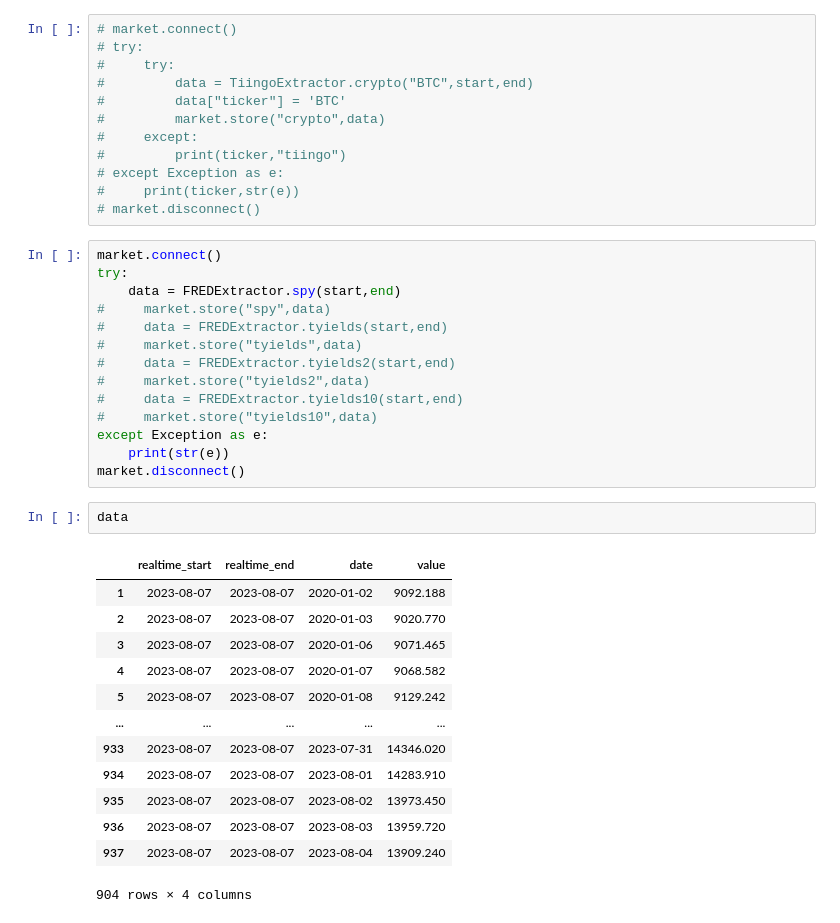
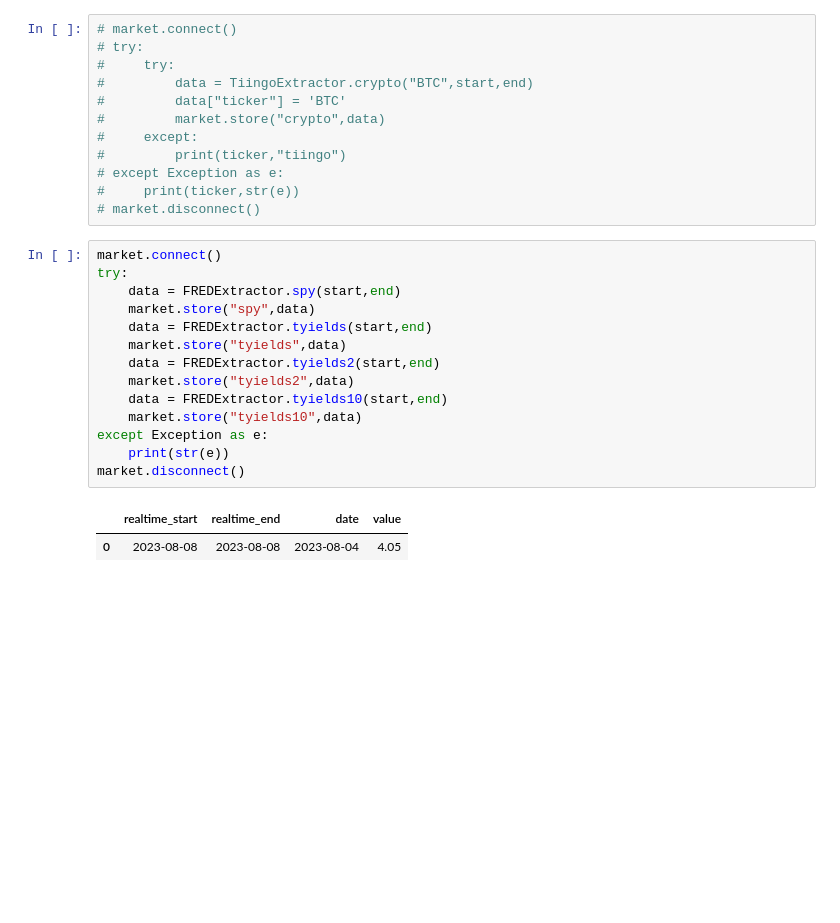
Before and after one commit to webclinic017/longshot-, a Jupyter notebook: setup_extracts.ipynb, the cells around one changed output. Saved outputs shown, nothing was run; the diff lists cells and outputs as text; blank space fills up the shorter version.

```diff
--- a/setup_extracts.ipynb
+++ b/setup_extracts.ipynb
@@ -40,29 +38,17 @@ end = datetime.now().strftime("%Y-%m-%d")
 market.connect()
 try:
     data = FREDExtractor.spy(start,end)
-#     market.store("spy",data)
-#     data = FREDExtractor.tyields(start,end)
-#     market.store("tyields",data)
-#     data = FREDExtractor.tyields2(start,end)
-#     market.store("tyields2",data)
-#     data = FREDExtractor.tyields10(start,end)
-#     market.store("tyields10",data)
+    market.store("spy",data)
+    data = FREDExtractor.tyields(start,end)
+    market.store("tyields",data)
+    data = FREDExtractor.tyields2(start,end)
+    market.store("tyields2",data)
+    data = FREDExtractor.tyields10(start,end)
+    market.store("tyields10",data)
 except Exception as e:
     print(str(e))
 market.disconnect()
 # %%
-data
 # %% [output]
 |  | realtime_start | realtime_end | date | value |
-| 1 | 2023-08-07 | 2023-08-07 | 2020-01-02 | 9092.188 |
-| 2 | 2023-08-07 | 2023-08-07 | 2020-01-03 | 9020.770 |
-| 3 | 2023-08-07 | 2023-08-07 | 2020-01-06 | 9071.465 |
-| 4 | 2023-08-07 | 2023-08-07 | 2020-01-07 | 9068.582 |
-| 5 | 2023-08-07 | 2023-08-07 | 2020-01-08 | 9129.242 |
-| ... | ... | ... | ... | ... |
-| 933 | 2023-08-07 | 2023-08-07 | 2023-07-31 | 14346.020 |
-| 934 | 2023-08-07 | 2023-08-07 | 2023-08-01 | 14283.910 |
-| 935 | 2023-08-07 | 2023-08-07 | 2023-08-02 | 13973.450 |
-| 936 | 2023-08-07 | 2023-08-07 | 2023-08-03 | 13959.720 |
-| 937 | 2023-08-07 | 2023-08-07 | 2023-08-04 | 13909.240 |
+| 0 | 2023-08-08 | 2023-08-08 | 2023-08-04 | 4.05 |
-904 rows × 4 columns
```
Also changed, not shown: parts of 3 cells of this notebook, 4 other files.
